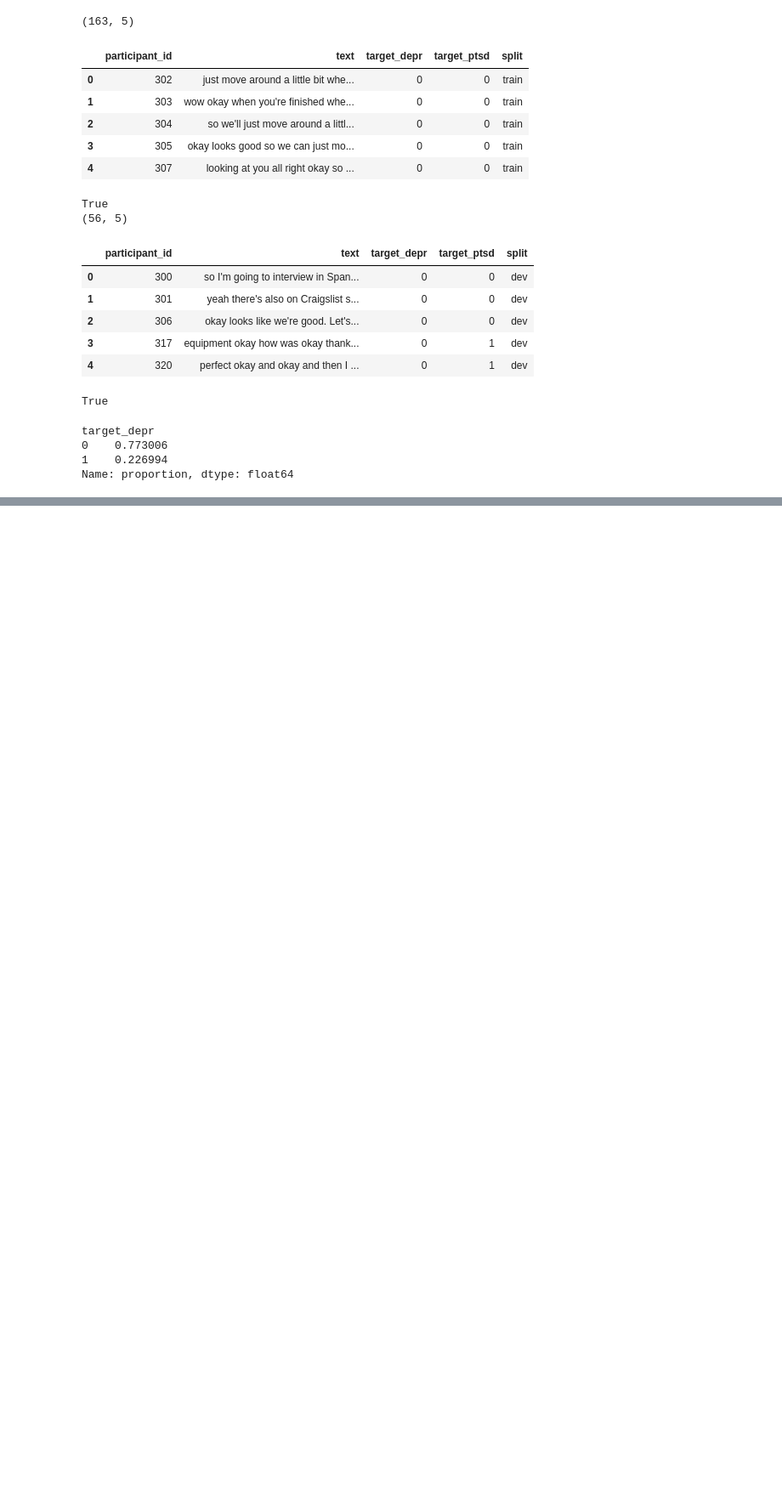
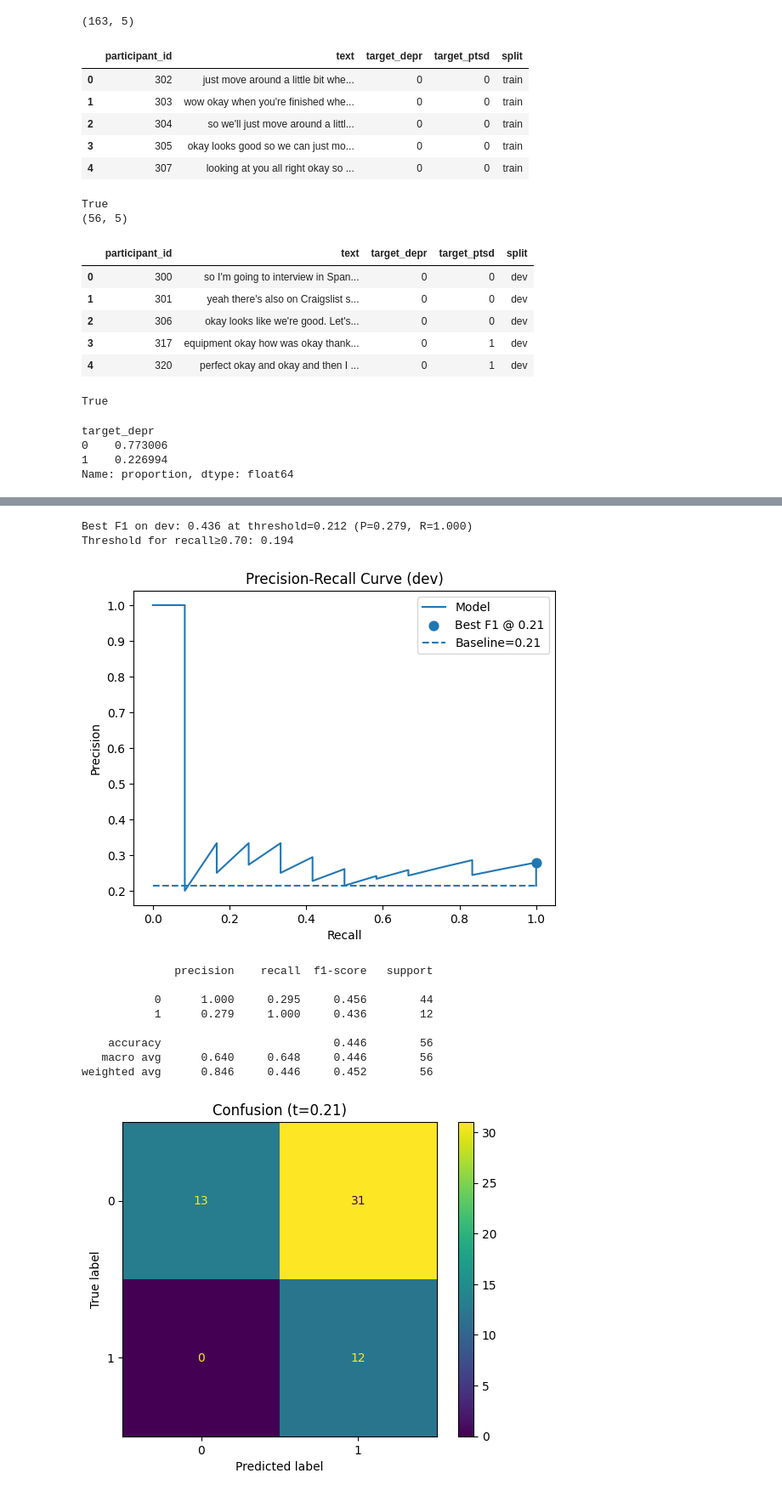
Before and after one commit to BarbaraGolebska/ETSP_project_Depression_Classification, a Jupyter notebook: text_based_classifier/baseline_text_classifier.ipynb, the cells around one changed output, grey strips where cells are left out. Shown at 85% size. Drawn from its saved outputs; the diff is of its cells as text; code cells hidden in the pictures; blank space fills up the shorter version.

Commit message:
grib search with ap optimizer + find best proba threshold over f1

```diff
--- a/text_based_classifier/baseline_text_classifier.ipynb
+++ b/text_based_classifier/baseline_text_classifier.ipynb
@@ -111,12 +125,12 @@ display(df_train.head())
 print(X.index.equals(y_depr.index))
 
 # get the necessary columns out of df_dev
-X_val = df_dev["text"]
-y_depr_val = df_dev["target_depr"]
+X_dev = df_dev["text"]
+y_depr_dev = df_dev["target_depr"]
 
 print(df_dev.shape)
 display(df_dev.head())
-print(X_val.index.equals(y_depr_val.index))
+print(X_dev.index.equals(y_depr_dev.index))
 # %% [output]
 (163, 5)
 |  | participant_id | text | target_depr | target_ptsd | split |
@@ -142,21 +156,18 @@ target_depr
 1    0.226994
 Name: proportion, dtype: float64
 # %%
-# create pipeline
-
-from sklearn.model_selection import StratifiedKFold
+## create pipeline
 
 pipeline = Pipeline ([
     ('vectorizer',TfidfVectorizer(
         tokenizer=nltk_preprocess, #TODO: try different tokenizers in gridsearch
+        ngram_range=(1,2),
         preprocessor=None,
         lowercase=False,
-        token_pattern=None,
-        ngram_range=(1,2),
-        min_df=2,
-        max_df=0.9
+        token_pattern=None,  # to use custom tokenizer, we need to disable the default token pattern
+
     )),
-    ('classifier',LogisticRegression(max_iter=2000, class_weight='balanced', solver='liblinear', random_state=42))
+    ('classifier',LogisticRegression(max_iter=2000, random_state=42))
 ])
 
 # Define a reproducible CV splitter
@@ -218,0 +305,46 @@ weighted avg   0.842857  0.803571  0.731380  56.000000
+# %%
+## determine the best threshold
+
+best_estimator = grid_search.best_estimator_
+# y_prob_dev — probas on dev; y_depr_dev — labels 0/1
+y_prob_dev = best_estimator.predict_proba(X_dev)[:, 1]
+prec, rec, thr = precision_recall_curve(y_depr_dev, y_prob_dev)
+
+# a) max F1 over PR-curve
+f1 = 2*prec*rec/(prec+rec+1e-12)
+best_idx = np.argmax(f1[:-1])
+best_threshold = float(thr[best_idx])
+print(f"Best F1 on dev: {f1[best_idx]:.3f} at threshold={best_threshold:.3f} (P={prec[best_idx]:.3f}, R={rec[best_idx]:.3f})")
+
+# b) min threshold for recall (example: ≥0.70)
+target_recall = 0.70
+idx = np.where(rec[:-1] >= target_recall)[0]
+t_recall = float(thr[idx[0]]) if len(idx) else 0.5
+print(f"Threshold for recall≥{target_recall:.2f}: {t_recall:.3f}")
+
+# plot precision-recall curve and highlight the best f1 model
+plt.figure()
+plt.plot(rec, prec, label="Model")
+plt.scatter(rec[best_idx], prec[best_idx], s=60, zorder=5, label=f"Best F1 @ {best_threshold:.2f}")
+plt.hlines(np.mean(y_depr_dev), 0, 1, linestyles='dashed', label=f"Baseline={np.mean(y_depr_dev):.2f}")
+plt.xlabel("Recall"); plt.ylabel("Precision"); plt.legend(); plt.title("Precision-Recall Curve (dev)")
+plt.show()
+
+# report and confusion matrix with chosen threshold
+y_pred = (y_prob_dev >= best_threshold).astype(int)
+print(classification_report(y_depr_dev, y_pred, digits=3))
+cm = confusion_matrix(y_depr_dev, y_pred, labels=[0,1])
+ConfusionMatrixDisplay(cm, display_labels=[0,1]).plot(values_format='d'); plt.title(f"Confusion (t={best_threshold:.2f})"); plt.show()
+# %% [output]
+Best F1 on dev: 0.436 at threshold=0.212 (P=0.279, R=1.000)
+Threshold for recall≥0.70: 0.194
+[figure, added]
+              precision    recall  f1-score   support
+
+           0      1.000     0.295     0.456        44
+           1      0.279     1.000     0.436        12
+
+    accuracy                          0.446        56
+   macro avg      0.640     0.648     0.446        56
+weighted avg      0.846     0.446     0.452        56
+[figure, added]
```
Also changed, not shown: parts of 9 cells of this notebook, 2 other files.
